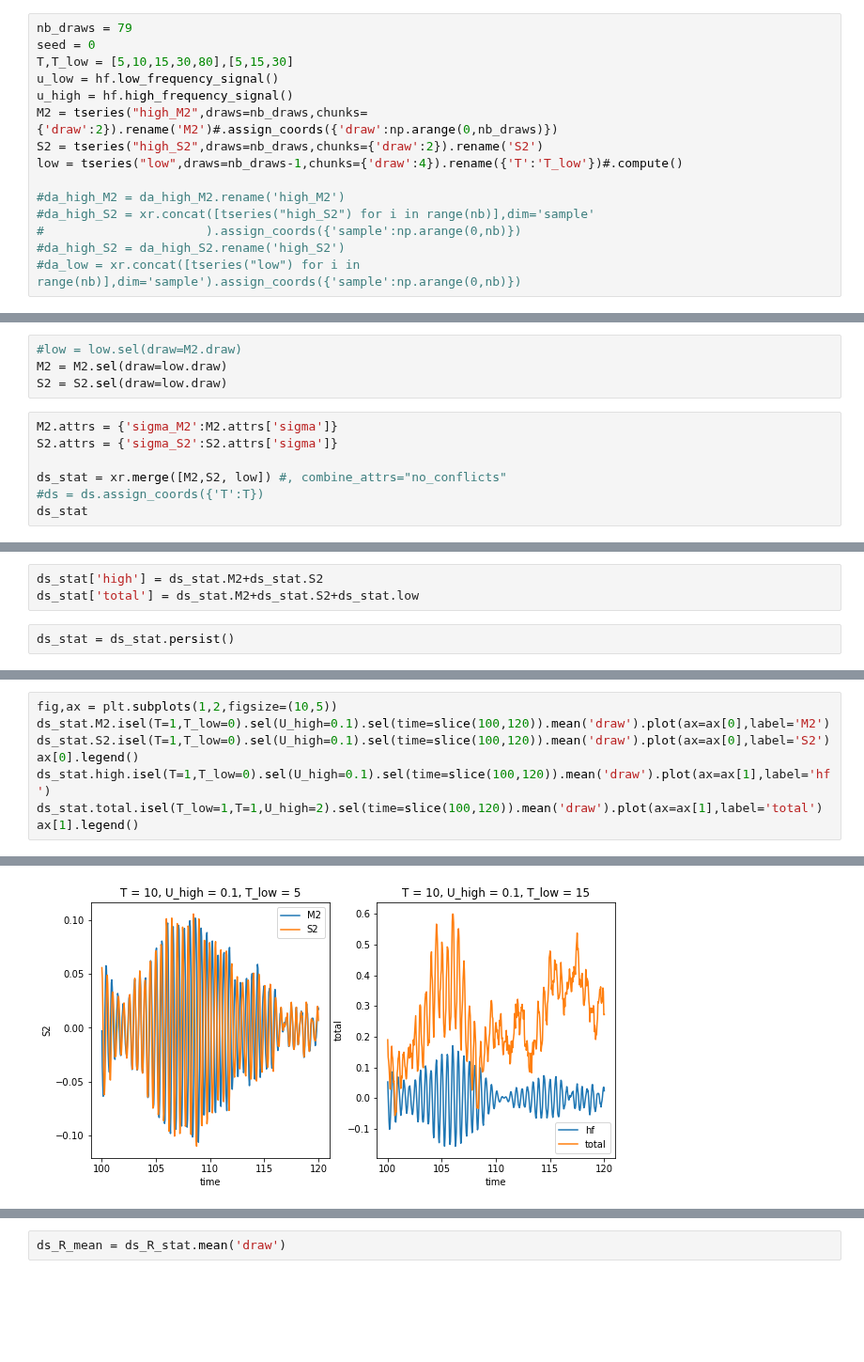
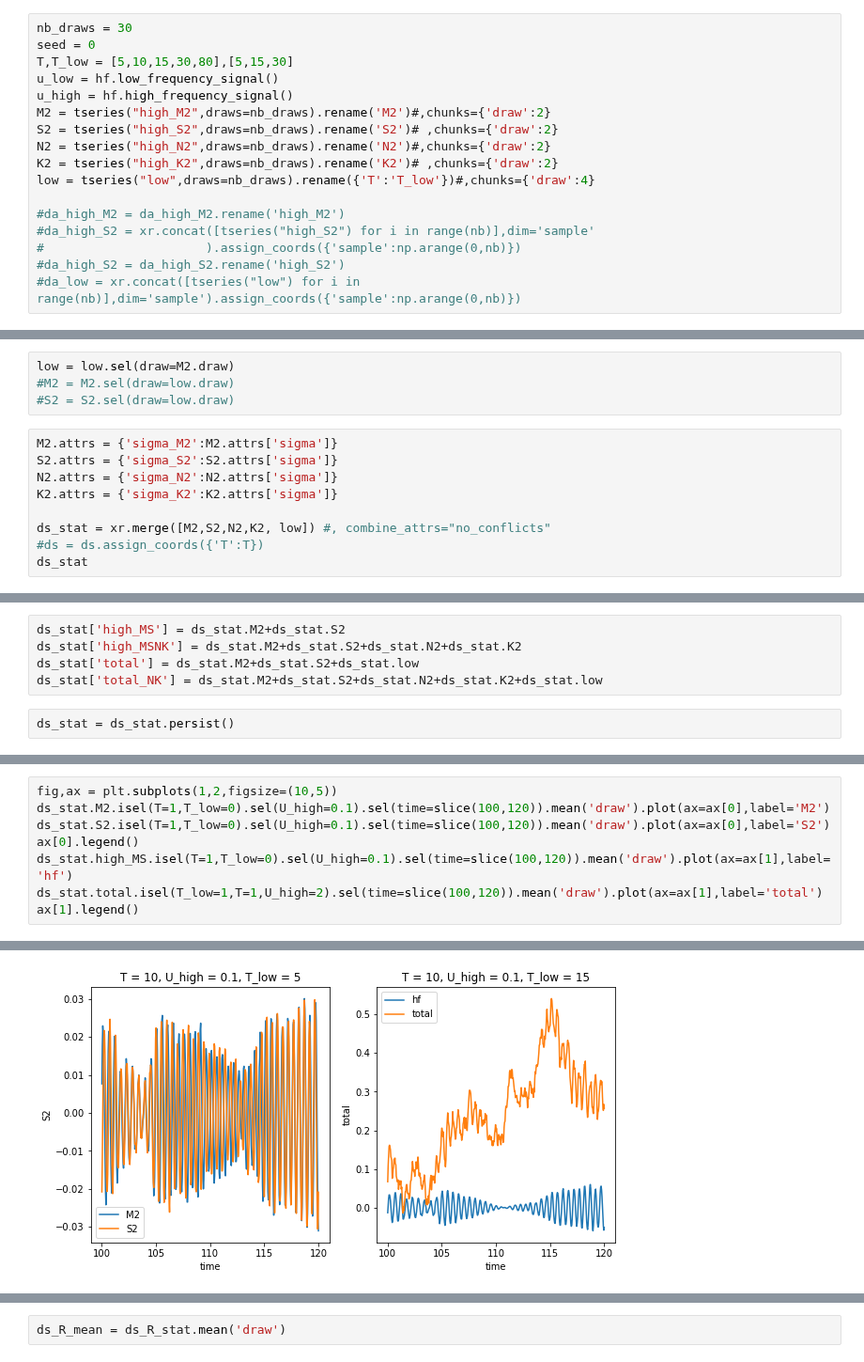
Before and after one commit to zcasparco/equinox_phd, a Jupyter notebook: synthetic_stats/bpassed_hilbert.ipynb, the cells around one changed output, grey strips where cells are left out. Shown at 94% size. Drawn from its saved outputs; the diff is of its cells as text; blank space fills up the shorter version.

Commit message:
synthetic stats

```diff
--- a/synthetic_stats/bpassed_hilbert.ipynb
+++ b/synthetic_stats/bpassed_hilbert.ipynb
@@ -402,14 +523,16 @@ Comparison to monochromatic signal :
 
 The oscillations observed for $\tilde T\leq T_\omega$ observed in the monochromatic case are not observed anymore. The fact that the decorrelation timescale is shorter than the spring neap cycle seems to have a dominiant effect and creates oscillations even in cases of large enough bandwidth ($\tilde T \geq T_\omega$)
 # %%
-nb_draws = 79
+nb_draws = 30
 seed = 0
 T,T_low = [5,10,15,30,80],[5,15,30]
 u_low = hf.low_frequency_signal()
 u_high = hf.high_frequency_signal()
-M2 = tseries("high_M2",draws=nb_draws,chunks={'draw':2}).rename('M2')#.assign_coords({'draw':np.arange(0,nb_draws)})
-S2 = tseries("high_S2",draws=nb_draws,chunks={'draw':2}).rename('S2')
-low = tseries("low",draws=nb_draws-1,chunks={'draw':4}).rename({'T':'T_low'})#.compute()
+M2 = tseries("high_M2",draws=nb_draws).rename('M2')#,chunks={'draw':2}
+S2 = tseries("high_S2",draws=nb_draws).rename('S2')# ,chunks={'draw':2}
+N2 = tseries("high_N2",draws=nb_draws).rename('N2')#,chunks={'draw':2}
+K2 = tseries("high_K2",draws=nb_draws).rename('K2')# ,chunks={'draw':2}
+low = tseries("low",draws=nb_draws).rename({'T':'T_low'})#,chunks={'draw':4}
 
 #da_high_M2 = da_high_M2.rename('high_M2')
 #da_high_S2 = xr.concat([tseries("high_S2") for i in range(nb)],dim='sample'
@@ -427,14 +550,16 @@ M2 = M2.chunk({'T':-1,'U_high':-1,'time':-1,'draw':-1})
 S2 = S2.chunk({'T':-1,'U_high':-1,'time':-1,'draw':-1})
 low = low.chunk({'T_low':-1,'time':-1,'draw':-1})
 # %%
-#low = low.sel(draw=M2.draw)
-M2 = M2.sel(draw=low.draw)
-S2 = S2.sel(draw=low.draw)
+low = low.sel(draw=M2.draw)
+#M2 = M2.sel(draw=low.draw)
+#S2 = S2.sel(draw=low.draw)
 # %%
 M2.attrs = {'sigma_M2':M2.attrs['sigma']}
 S2.attrs = {'sigma_S2':S2.attrs['sigma']}
+N2.attrs = {'sigma_N2':N2.attrs['sigma']}
+K2.attrs = {'sigma_K2':K2.attrs['sigma']}
 
-ds_stat = xr.merge([M2,S2, low]) #, combine_attrs="no_conflicts"
+ds_stat = xr.merge([M2,S2,N2,K2, low]) #, combine_attrs="no_conflicts"
 #ds = ds.assign_coords({'T':T})
 ds_stat
 # %% [output]
@@ -501,8 +640,10 @@ ds_stat = xr.broadcast(ds_stat)[0].persist()
 # %%
 np.random.seed(None)
 # %%
-ds_stat['high'] = ds_stat.M2+ds_stat.S2
+ds_stat['high_MS'] = ds_stat.M2+ds_stat.S2
+ds_stat['high_MSNK'] = ds_stat.M2+ds_stat.S2+ds_stat.N2+ds_stat.K2
 ds_stat['total'] = ds_stat.M2+ds_stat.S2+ds_stat.low
+ds_stat['total_NK'] = ds_stat.M2+ds_stat.S2+ds_stat.N2+ds_stat.K2+ds_stat.low
 # %%
 ds_stat = ds_stat.persist()
 # %%
@@ -515,12 +656,12 @@ ds_stat.M2.isel(T=1).sel(U_high=0.1).sel(time=slice(100,120)).mean('draw').plot(
 # %%
 fig,ax = plt.subplots(1,2,figsize=(10,5))
 ds_stat.M2.isel(T=1,T_low=0).sel(U_high=0.1).sel(time=slice(100,120)).mean('draw').plot(ax=ax[0],label='M2')
 ds_stat.S2.isel(T=1,T_low=0).sel(U_high=0.1).sel(time=slice(100,120)).mean('draw').plot(ax=ax[0],label='S2')
 ax[0].legend()
-ds_stat.high.isel(T=1,T_low=0).sel(U_high=0.1).sel(time=slice(100,120)).mean('draw').plot(ax=ax[1],label='hf')
+ds_stat.high_MS.isel(T=1,T_low=0).sel(U_high=0.1).sel(time=slice(100,120)).mean('draw').plot(ax=ax[1],label='hf')
 ds_stat.total.isel(T_low=1,T=1,U_high=2).sel(time=slice(100,120)).mean('draw').plot(ax=ax[1],label='total')
 ax[1].legend()
 # %% [output]
 <matplotlib.legend.Legend at 0x...>
-[figure, old version]
+[figure, new version]
 # %%
```
Also changed, not shown: parts of 29 cells of this notebook.
